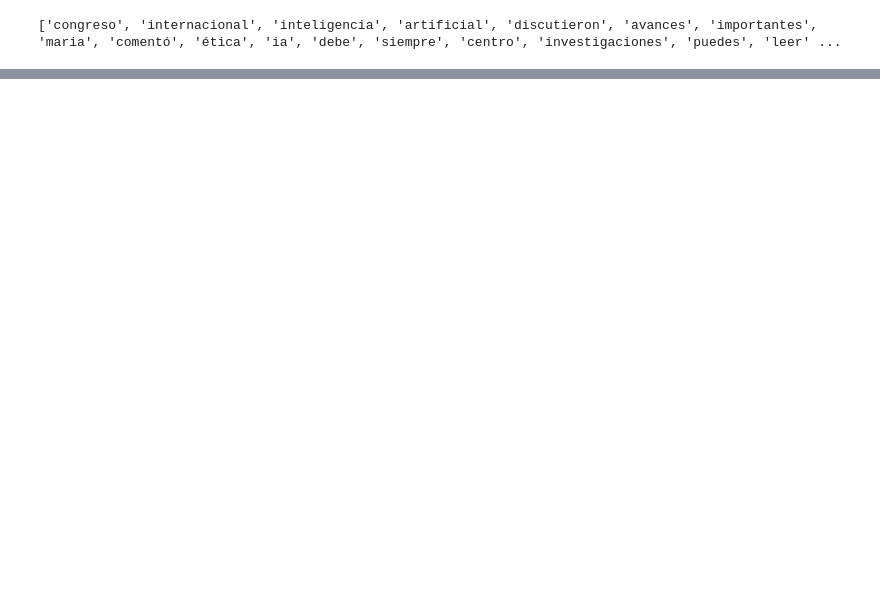
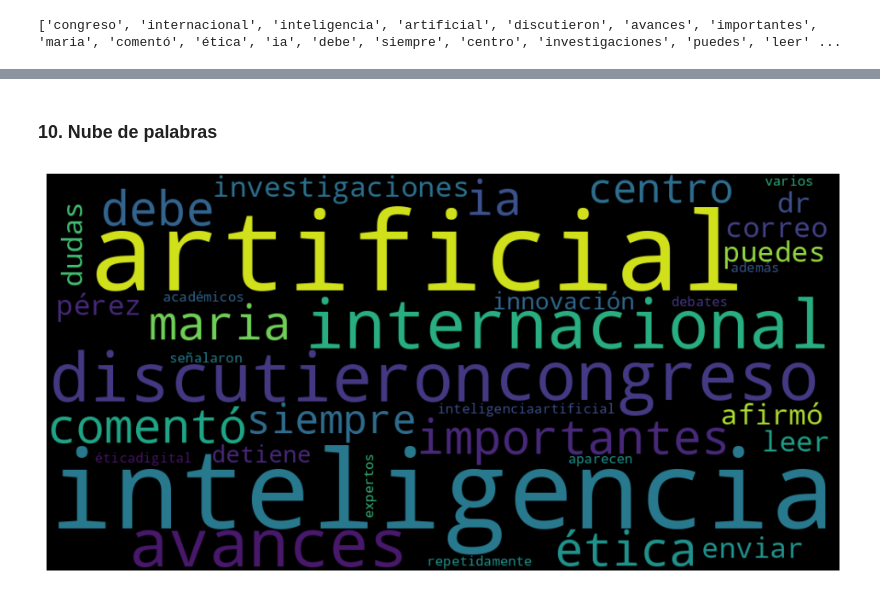
Before and after one commit to LailaBulh/Procesamiento_Lenguaje_Natural, a Jupyter notebook: Analisis_texto_LB.ipynb, the cells around one changed output, grey strips where cells are left out. Saved outputs shown, nothing was run; the diff lists cells and outputs as text; code cells hidden in the pictures; blank space fills up the shorter version.

```diff
--- a/Analisis_texto_LB.ipynb
+++ b/Analisis_texto_LB.ipynb
@@ -16,7 +16,7 @@
 
 **Fecha:** 27 febrero 2026
 # %%
-\texto = """En el Congreso Internacional de Inteligencia Artificial 2025 se discutieron avances muy importantes.
+texto = """En el Congreso Internacional de Inteligencia Artificial 2025 se discutieron avances muy importantes.
 @Maria comentó que la ética de la IA debe estar siempre en el centro de las investigaciones.
 Puedes leer más en http://ia-congreso2025.org o enviar tus dudas al correo contacto@ia2025.org.
 El Dr. Pérez afirmó: "¡La innovación no se detiene!". #InteligenciaArtificial #ÉticaDigital
@@ -135,0 +140,5 @@ print(tokens_filtrados)
+# %%
+frecuency = Counter(tokens_filtrados)
+
+print('Frecuencia de las palabras:\n')
+display(frecuency)
@@ -135,0 +164,2 @@ print(tokens_filtrados)
+# %% [markdown]
+### **10. Nube de palabras**
@@ -135,0 +169,9 @@ print(tokens_filtrados)
+# %%
+plt.figure(figsize = (12,8))
+
+wordcloud_im = WordCloud(width= 1000, height= 500, background_color= 'black', collocations= False).generate_from_frequencies(frecuency)
+plt.imshow(wordcloud_im, interpolation= 'bilinear')
+plt.axis('off')
+plt.show()
+# %% [output]
+[figure, added]
```
Also changed, not shown: parts of 5 cells of this notebook.
